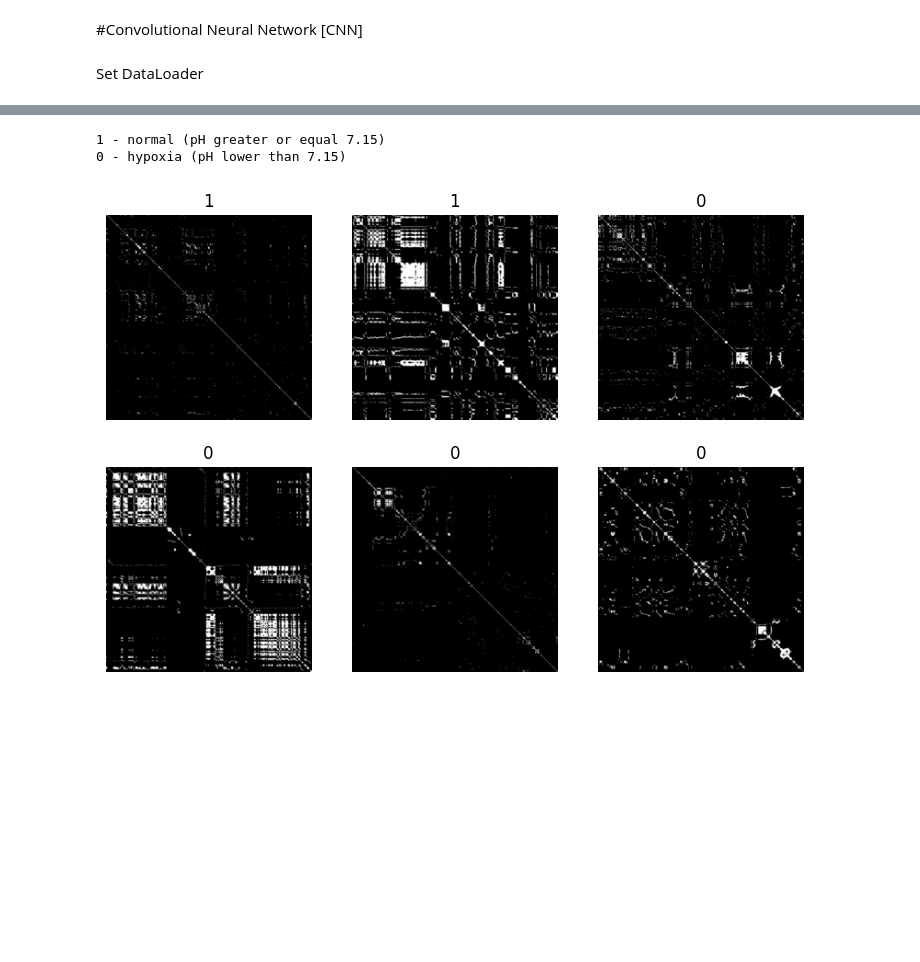
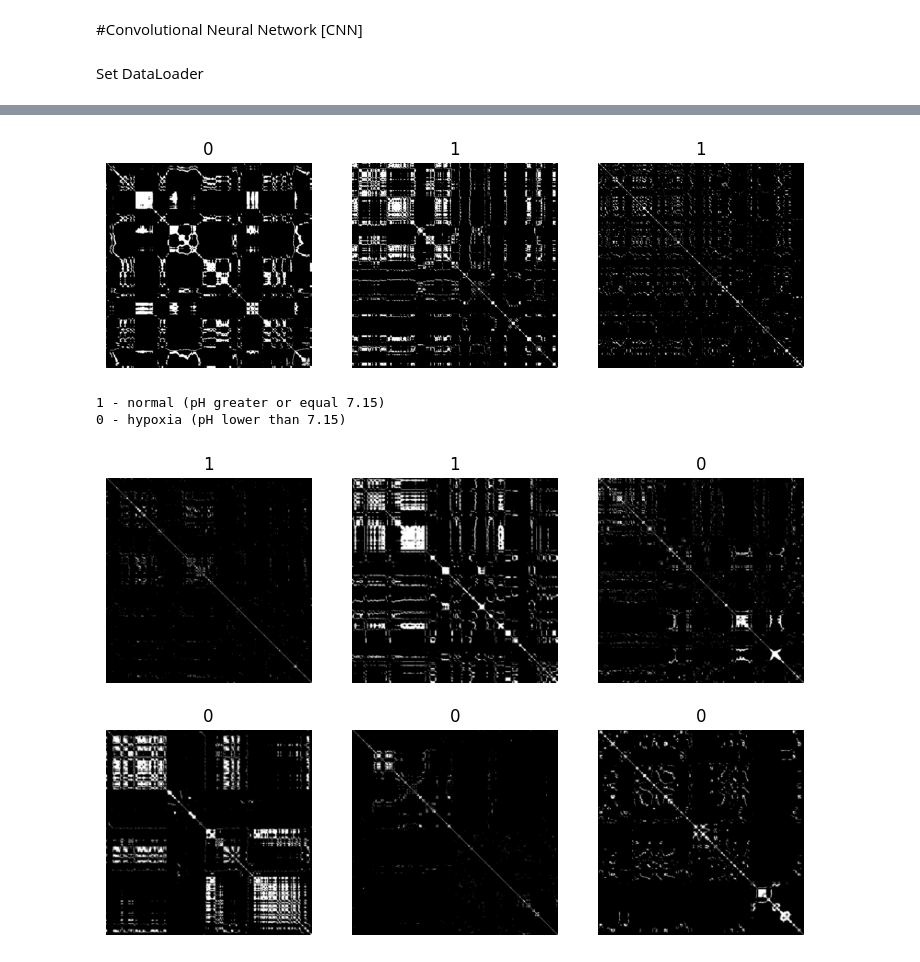
Before and after one commit to andre-coimbra-ifg/CTG_RP_PC, a Jupyter notebook: CTG_RP_Train_Model.ipynb, the cells around one changed output, grey strips where cells are left out. Drawn from its saved outputs; the diff is of its cells as text; code cells hidden in the pictures; blank space fills up the shorter version.

```diff
--- a/CTG_RP_Train_Model.ipynb
+++ b/CTG_RP_Train_Model.ipynb
@@ -408,0 +509,98 @@ KeyboardInterrupt:
+# %%
+from fastai.vision.all import *
+from torch import nn
+import torch.nn.functional as F
+
+# Definindo o modelo personalizado
+class TrialModel(nn.Module):
+    def __init__(self):
+        super(TrialModel, self).__init__()
+
+        self.model = nn.Sequential(
+            nn.Conv2d(3, 16, kernel_size=3, padding=1),
+            nn.ReLU(),
+            nn.MaxPool2d(kernel_size=2, stride=2),
+
+            nn.Conv2d(16, 32, kernel_size=3, padding=1),
+            nn.ReLU(),
+            nn.MaxPool2d(kernel_size=2, stride=2),
+
+            nn.Conv2d(32, 64, kernel_size=3, padding=1),
+            nn.ReLU(),
+            nn.MaxPool2d(kernel_size=2, stride=2),
+
+            nn.Flatten(),
+            nn.Linear(64 * 64 * 64, 128),
+            nn.ReLU(),
+            nn.Dropout(0.5),
+            nn.Linear(128, 1),
+            nn.Sigmoid()
+        )
+
+    def forward(self, x):
+        return self.model(x)
+
+# Função para criar o modelo personalizado
+def create_trial_model():
+    return TrialModel()
+
+# Função para obter os dataloaders
+def get_dataloaders(fold, path_to_images, bs=32):
+    """Cria ImageDataLoaders a partir do fold especificado."""
+    train_df = folds[fold]["train"]
+
+    dls = ImageDataLoaders.from_df(
+        train_df,
+        path=path_to_images,
+        fn_col='fname',
+        label_col='label',
+        valid_pct=0.2,
+        item_tfms=Resize(512),
+        # batch_tfms=aug_transforms(),
+        bs=bs
+    )
+
+    return dls
+
+# Lista para armazenar as acurácias de cada fold
+accuracies = []
+
+for fold in range(len(folds)):
+    dls = get_dataloaders(fold, IMAGES_DIR)
+    # Exibir um batch de imagens
+    dls.show_batch(max_n=3)
+
+    # Criar modelo personalizado e treinar
+    model = create_trial_model()
+    learn = Learner(dls, model, metrics=accuracy)
+    learn.fine_tune(5)
+
+    # Avaliação no conjunto de teste
+    test_df = folds[fold]["test"]
+    test_dl = dls.test_dl(test_df["fname"].apply(lambda x: Path(IMAGES_DIR)/x))
+    preds, _ = learn.get_preds(dl=test_dl)
+
+    # Converter previsões para rótulos binários (classe com maior probabilidade)
+    pred_labels = preds.argmax(dim=1)
+
+    # Calcular acurácia no conjunto de teste
+    test_acc = (pred_labels == tensor(test_df["label"].values)).float().mean().item()
+    accuracies.append(test_acc)
+
+    print(f"Fold {fold} - Acurácia no Teste: {test_acc:.4f}")
+
+    print(f"Fold {fold} concluído!\n")
+
+# Cálculo do desempenho médio
+mean_acc = np.mean(accuracies)
+std_acc = np.std(accuracies)
+
+print("\nDesempenho médio do modelo:")
+print(f"Acurácia média: {mean_acc:.4f}")
+print(f"Desvio padrão da acurácia: {std_acc:.4f}")
+
+print('1 - normal (pH greater or equal 7.15)')
+print('0 - hypoxia (pH lower than 7.15)')
+
+learn.show_results(max_n=6)
+# %% [output]
@@ -409,3 +611,4 @@ KeyboardInterrupt:
+[figure, added]
 # %%
 dls = ImageDataLoaders.from_csv(images_path, 'labels.csv', valid_pct=0.2, seed=42, item_tfms=Resize(size))
 print('1 - normal (pH greater or equal 7.15)')
```
Also changed, not shown: parts of 13 cells of this notebook.
